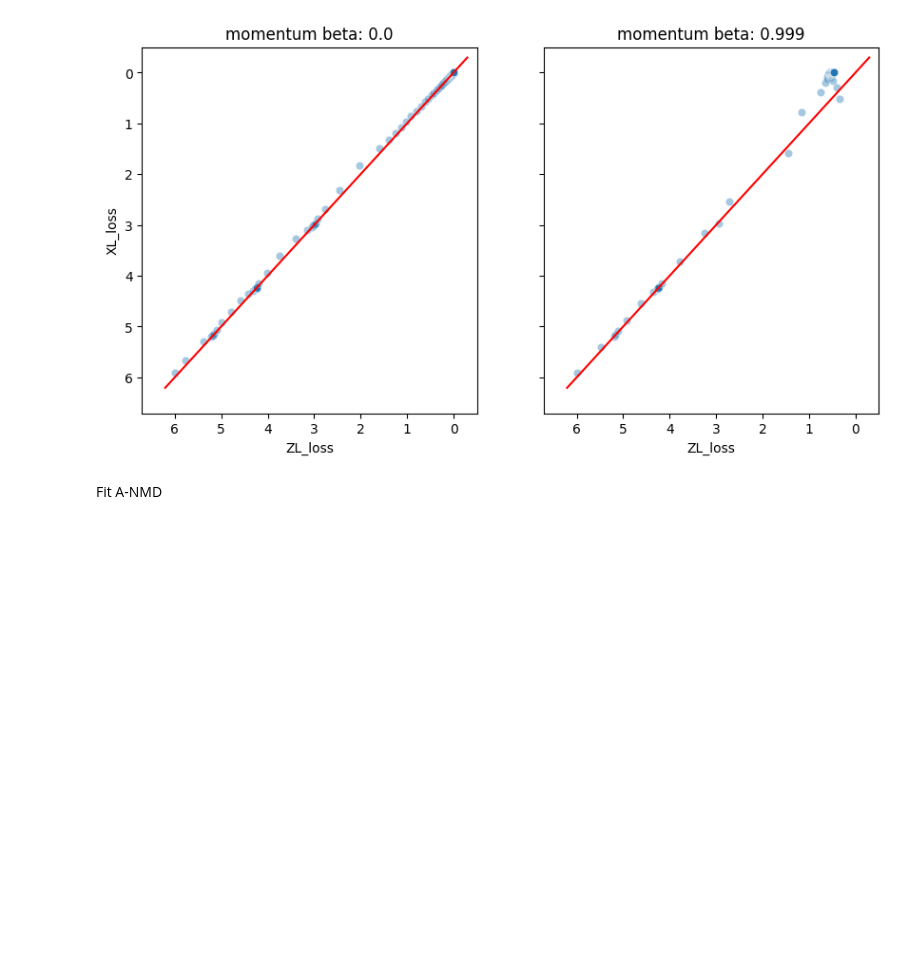
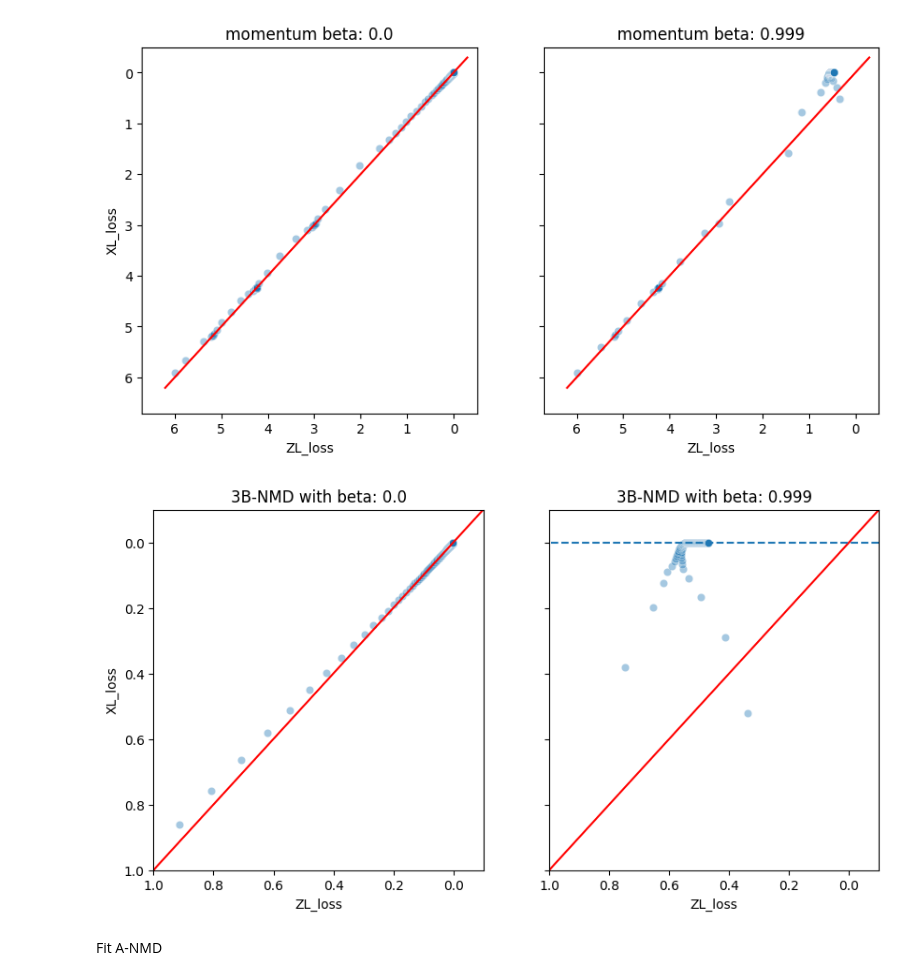
Before and after one commit to sfohr/nomad_experiments, a Jupyter notebook: loss_ZL_vs_maxLX.ipynb, the cells around one changed output. Cells and saved outputs as stored; diff of their text form; code cells hidden in the pictures; blank space fills up the shorter version.

```diff
--- a/loss_ZL_vs_maxLX.ipynb
+++ b/loss_ZL_vs_maxLX.ipynb
@@ -122,6 +122,24 @@ g2.set_title(f"momentum beta: {momentum_beta_high}")
 plt.show()
 # %% [output]
 [figure]
+# %%
+fig, (ax1, ax2) = plt.subplots(1, 2, sharex=True, sharey=True, figsize=(10, 5))
+g1 = sns.scatterplot(results_3BNMD_no_momentum, x="ZL_loss", y= "XL_loss", alpha=0.4, ax=ax1)
+x0, x1 = g1.get_xlim()
+y0, y1 = g1.get_ylim()
+lims = [max(x0, y0), min(x1, y1)]
+g1.plot(lims, lims, "-r")
+g1.set_ylim((1, -0.1))
+g1.set_xlim((1, -0.1))
+g1.set_title(f"3B-NMD with beta: {momentum_beta_low}")
+
+g2 = sns.scatterplot(results_3BNMD_high_momentum, x="ZL_loss", y= "XL_loss", alpha=0.4, ax=ax2)
+g2.plot(lims, lims, "-r")
+ax2.axhline(y=0.0, xmin=1.0, xmax=-0.5, ls='--')
+g2.set_title(f"3B-NMD with beta: {momentum_beta_high}")
+plt.show()
+# %% [output]
+[figure, added]
 # %% [markdown]
 Fit A-NMD
 # %%
```
Also changed, not shown: parts of 3 cells of this notebook.
